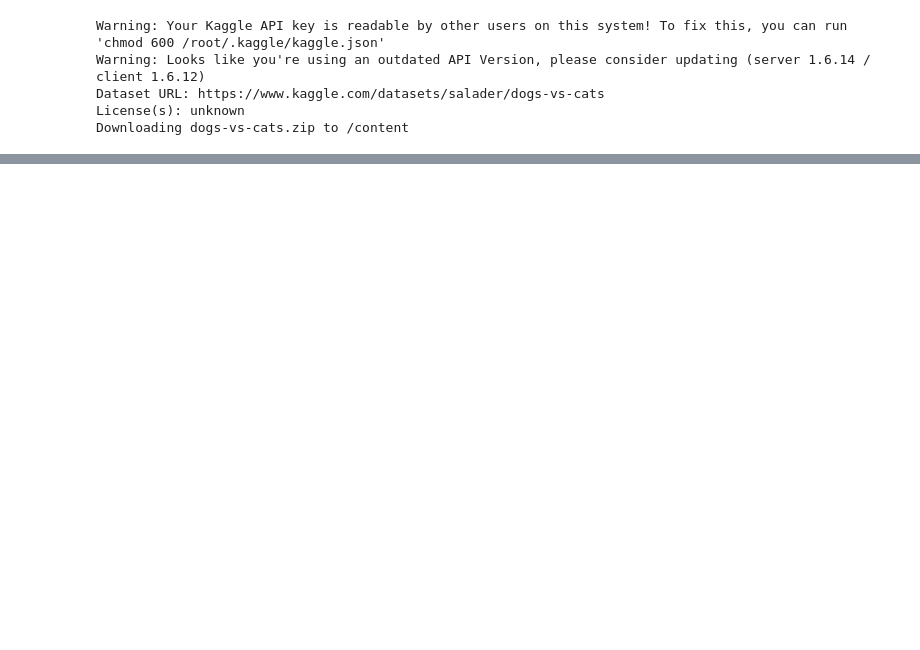
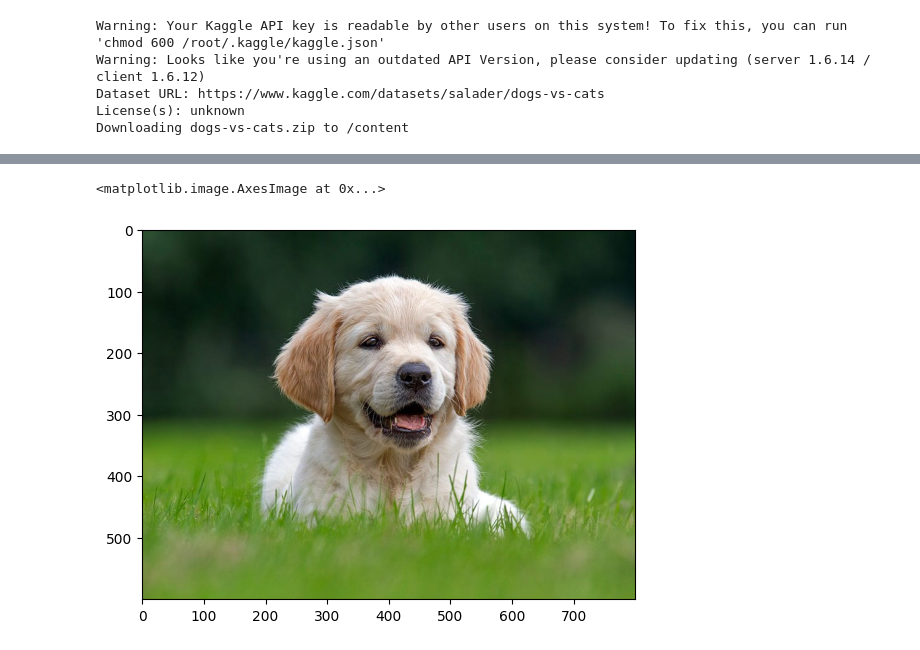
Before and after one commit to ishumann/Coding-Implementation, a Jupyter notebook: CatvsDogsCnn_Implementation.ipynb, the cells around one changed output, grey strips where cells are left out. Cells and saved outputs as stored; diff of their text form; code cells hidden in the pictures; blank space fills up the shorter version.

```diff
--- a/CatvsDogsCnn_Implementation.ipynb
+++ b/CatvsDogsCnn_Implementation.ipynb
@@ -25,0 +247,11 @@ Downloading dogs-vs-cats.zip to /content
+# %%
+
+# test_img = cv2.imread("https://www.bluecross.org.uk/sites/default/files/assets/images/124044lpr.jpg")
+
+from skimage import io
+
+image = io.imread('https://upload.wikimedia.org/wikipedia/commons/thumb/1/18/Dog_Breeds.jpg/800px-Dog_Breeds.jpg')
+plt.imshow( image)
+# %% [output]
+<matplotlib.image.AxesImage at 0x...>
+[figure, added]
```
Also changed, not shown: parts of 38 cells of this notebook.
